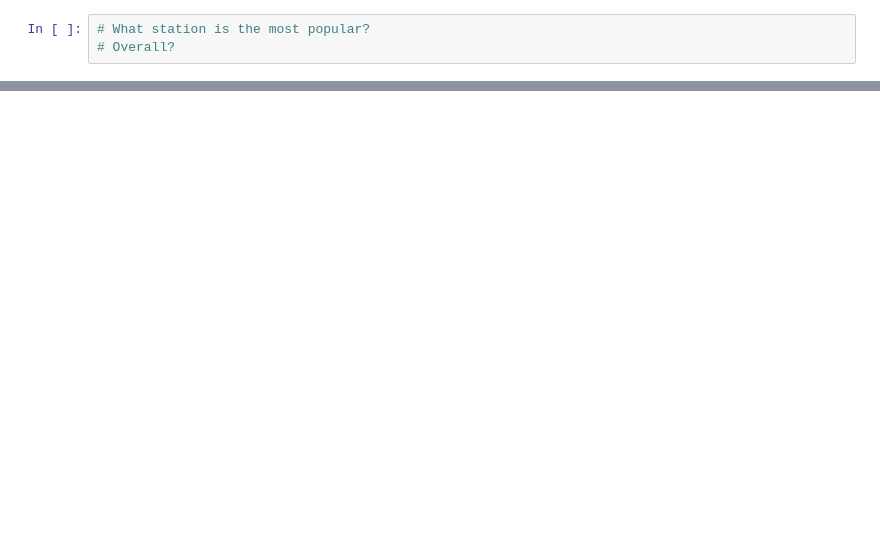
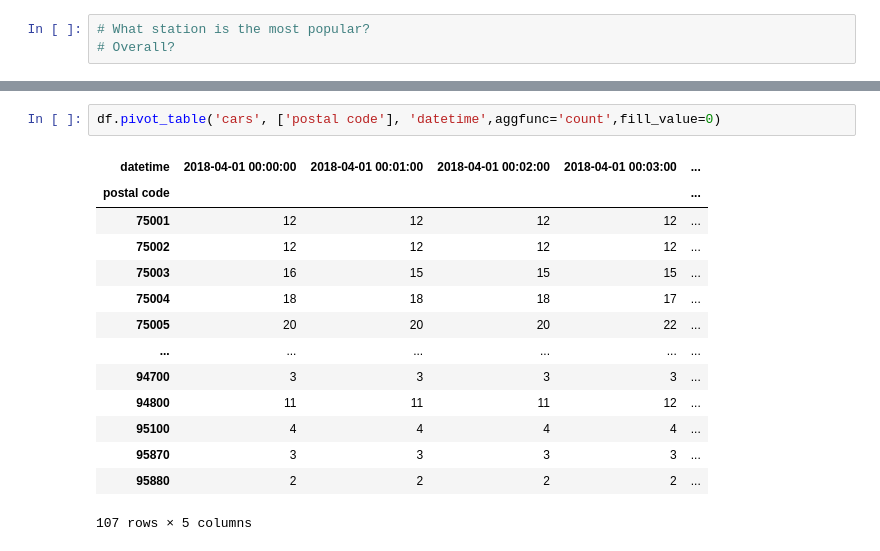
Before and after one commit to victoriousvictor42/cars, a Jupyter notebook: W4_python_IP.ipynb, the cells around one changed output, grey strips where cells are left out. Cells and saved outputs as stored; diff of their text form; blank space fills up the shorter version.

```diff
--- a/W4_python_IP.ipynb
+++ b/W4_python_IP.ipynb
@@ -274,0 +293,17 @@ KeyError: ignored
+# %%
+df.pivot_table('cars', ['postal code'], 'datetime',aggfunc='count',fill_value=0)
+# %% [output]
+| datetime | 2018-04-01 00:00:00 | 2018-04-01 00:01:00 | 2018-04-01 00:02:00 | 2018-04-01 00:03:00 | ... |
+| postal code |  |  |  |  | ... |
+| 75001 | 12 | 12 | 12 | 12 | ... |
+| 75002 | 12 | 12 | 12 | 12 | ... |
+| 75003 | 16 | 15 | 15 | 15 | ... |
+| 75004 | 18 | 18 | 18 | 17 | ... |
+| 75005 | 20 | 20 | 20 | 22 | ... |
+| ... | ... | ... | ... | ... | ... |
+| 94700 | 3 | 3 | 3 | 3 | ... |
+| 94800 | 11 | 11 | 11 | 12 | ... |
+| 95100 | 4 | 4 | 4 | 4 | ... |
+| 95870 | 3 | 3 | 3 | 3 | ... |
+| 95880 | 2 | 2 | 2 | 2 | ... |
+107 rows × 5 columns
```
Also changed, not shown: parts of 10 cells of this notebook.
